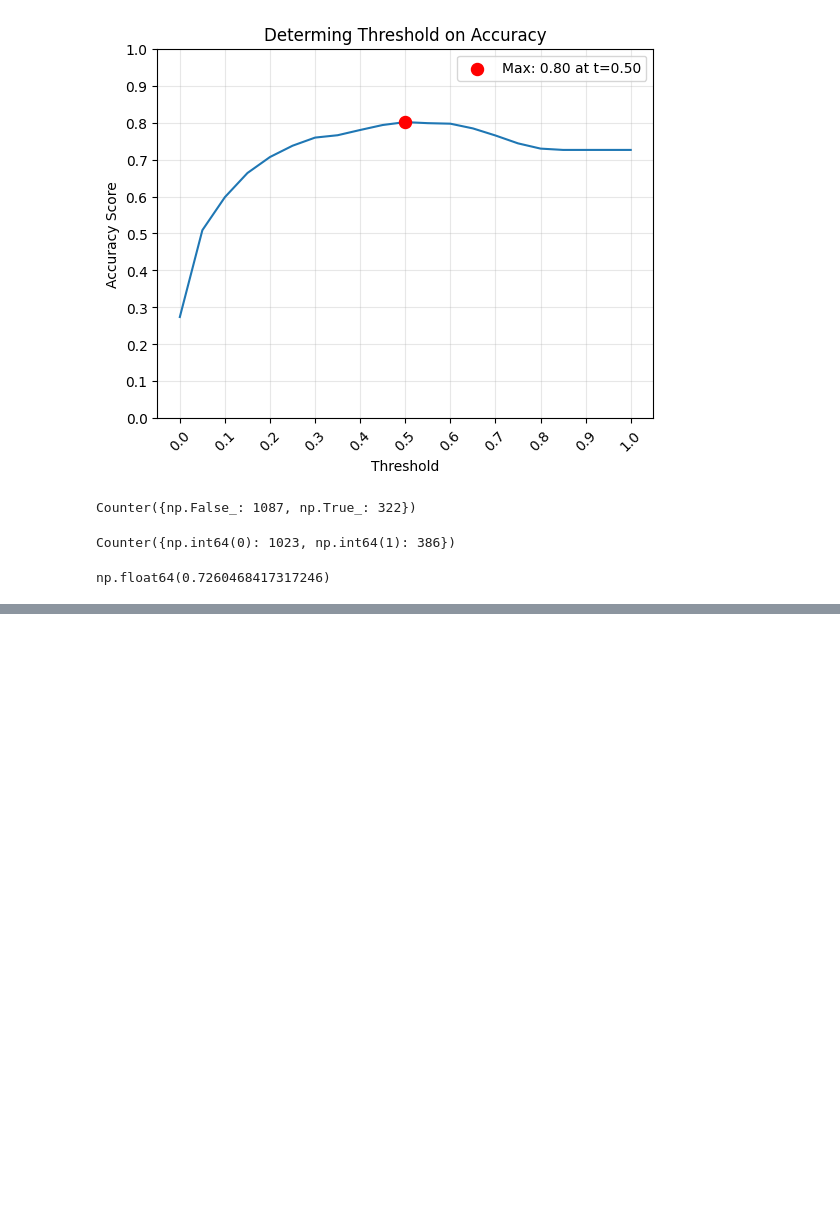
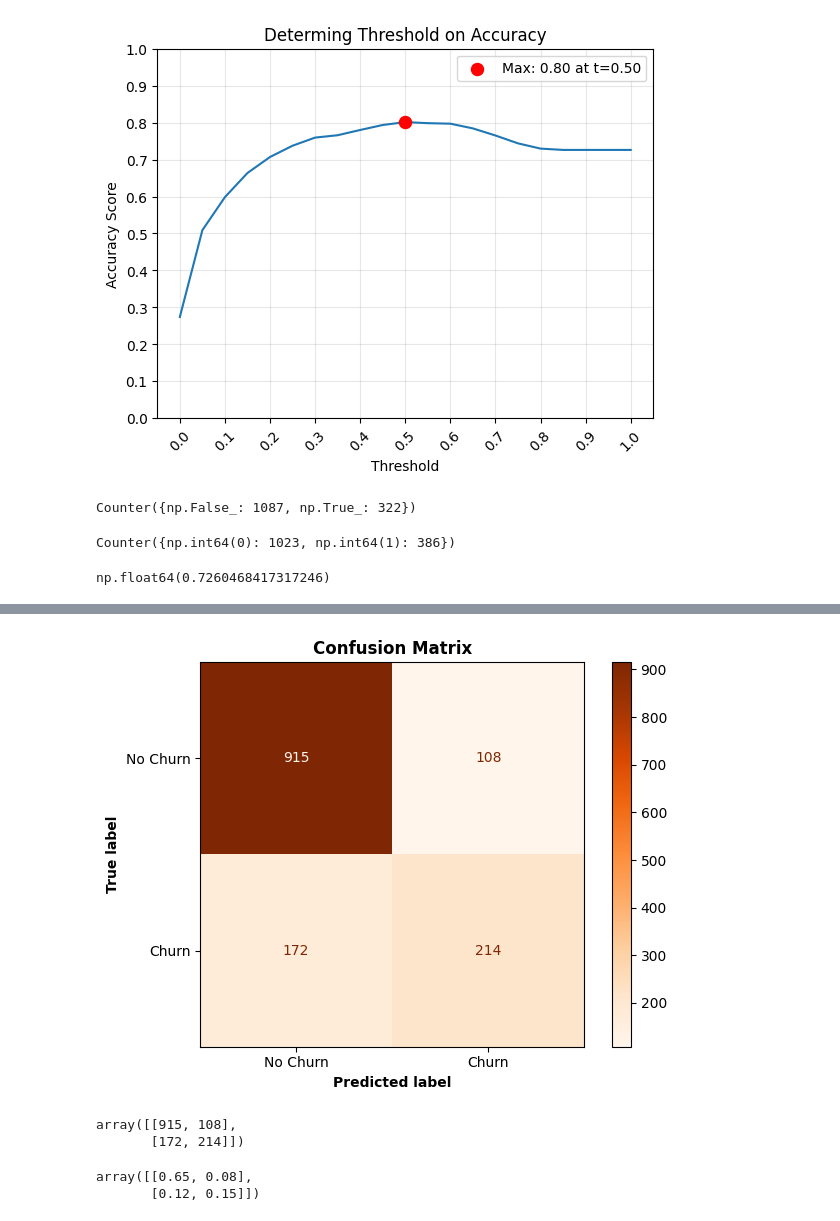
Before and after one commit to KylerSpradling/MLZoomCamp, a Jupyter notebook: 04-evaluation/Notebook/evaluation_notes.ipynb, the cells around one changed output, grey strips where cells are left out. Saved outputs shown, nothing was run; the diff lists cells and outputs as text; code cells hidden in the pictures; blank space fills up the shorter version.

```diff
--- a/04-evaluation/Notebook/evaluation_notes.ipynb
+++ b/04-evaluation/Notebook/evaluation_notes.ipynb
@@ -198,0 +256,5 @@ np.float64(0.7260468417317246)
+# %%
+t = 0.5
+
+predict_positive = (y_pred >= t)
+predict_negative = (y_pred < t)
@@ -198,0 +313,35 @@ np.float64(0.7260468417317246)
+# %%
+# Plotting confusion Matrix
+from sklearn.metrics import ConfusionMatrixDisplay
+
+disp = ConfusionMatrixDisplay.from_predictions(
+    y_val,
+    predict_positive,
+    display_labels=['No Churn', 'Churn'],
+    cmap='Oranges'
+)
+
+# Bold the axis labels
+disp.ax_.set_xlabel('Predicted label', fontweight='bold')
+disp.ax_.set_ylabel('True label', fontweight='bold')
+
+plt.title('Confusion Matrix', fontsize=12, fontweight='bold')
+plt.tight_layout()
+plt.show()
+plt.show()
+# %% [output]
+[figure, added]
+# %%
+from sklearn.metrics import confusion_matrix
+
+
+cm = confusion_matrix(y_true=y_val, y_pred=predict_positive)
+cm
+# %% [output]
+array([[915, 108],
+       [172, 214]])
+# %%
+(cm / cm.sum()).round(2)
+# %% [output]
+array([[0.65, 0.08],
+       [0.12, 0.15]])
```
Also changed, not shown: parts of 10 cells of this notebook.
